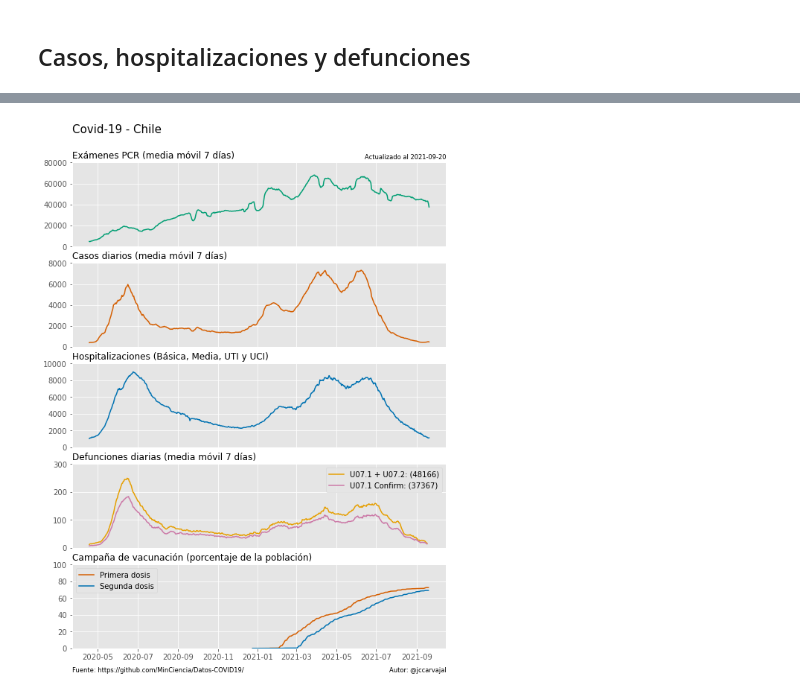
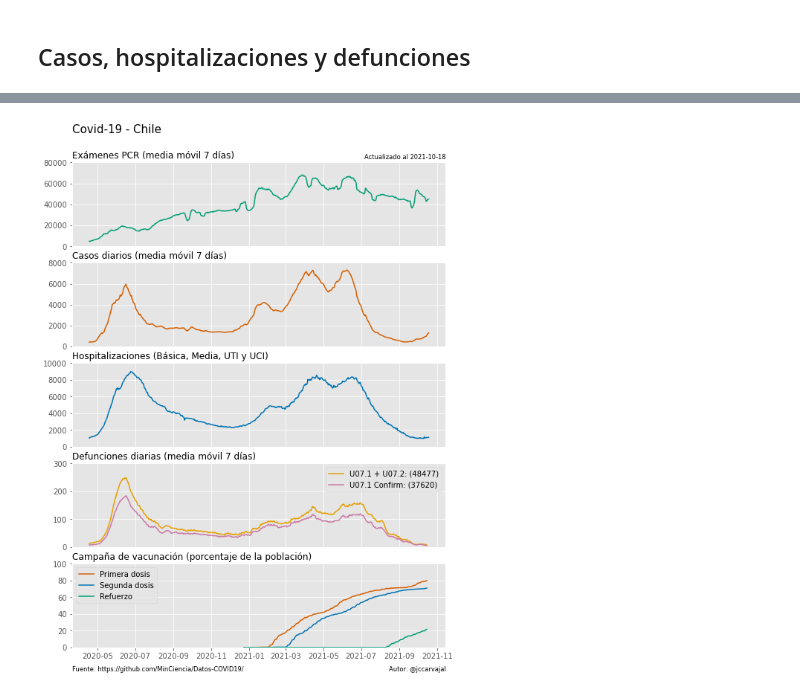
Before and after one commit to jccarvajal/covid19chile, a Jupyter notebook: Covid_19_Chile.ipynb, the cells around one changed output, grey strips where cells are left out. Drawn from its saved outputs; the diff is of its cells as text; code cells hidden in the pictures.

```diff
--- a/Covid_19_Chile.ipynb
+++ b/Covid_19_Chile.ipynb
@@ -744,7 +744,7 @@ plt.show()
 url = 'https://raw.githubusercontent.com/MinCiencia/Datos-COVID19/master/output/producto76/vacunacion_t.csv'
 dl = requests.get(url).content
 dp76 = pd.read_csv(io.StringIO(dl.decode('utf-8')))
-dp76_edit = dp76[['Region', 'Total','Total.1']]
+dp76_edit = dp76[['Region', 'Total','Total.1','Total.2','Total.3']]
 
 #Reemplaza nombre de columna con dato en primera fila
 new_header = dp76_edit.iloc[0]
@@ -756,12 +756,15 @@ dp76_edit.rename(columns={'Dosis':'Fecha'},inplace=True)
 dp76_edit['Fecha']   = pd.to_datetime(dp76_edit['Fecha'])
 dp76_edit['Primera'] = dp76_edit['Primera'].apply(pd.to_numeric)
 dp76_edit['Segunda'] = dp76_edit['Segunda'].apply(pd.to_numeric)
+dp76_edit['Refuerzo'] = dp76_edit['Refuerzo'].apply(pd.to_numeric)
 
 habitantes = 19458310 #Población estimada en DP1 de Minciencia
 #habitantes = 19001050 #Población estimada usada para cálculo Minsal para población objetivo de 15200840 (80%)
 
 dp76_edit['Primera_100'] = 100 * (dp76_edit['Primera'] / habitantes)
 dp76_edit['Segunda_100'] = 100 * (dp76_edit['Segunda'] / habitantes)
+dp76_edit['Refuerzo_100'] = 100 * (dp76_edit['Refuerzo'] / habitantes)
+
 
 dp76_edit['Date'] = dp76_edit['Fecha']
 dp76_edit['Date'] = dp76_edit['Date'].dt.strftime('%Y-%m-%d')
@@ -810,7 +814,7 @@ hospitalizaciones_total = dp24_edit[['Fecha', 'Hospitalizaciones']].reset_index(
 defunciones_nacional = dp37_f_mm[['Fecha', 'Confirmados y sospechosos', 'Confirmados']].reset_index(drop=True)
 
 #Vacunación
-vacunacion = dp76_edit[['Fecha','Primera_100','Segunda_100']].reset_index(drop=True)
+vacunacion = dp76_edit[['Fecha','Primera_100','Segunda_100','Refuerzo']].reset_index(drop=True)
 
 #Merge
 los_dos_casos = pd.merge(examenes_pcr_nacional, casos_diarios_nacional, on=['Fecha'])
@@ -895,32 +899,33 @@ plt.tick_params(
     labelbottom=False) # labels along the bottom edge are off
 plt.legend(['U07.1 + U07.2: (' + str(total_conf_sosp) + ')',], loc='upper right')
 plt.legend(['U07.1 + U07.2: (' + str(total_conf_sosp) + ')',
             'U07.1 Confirm: (' + str(total_conf) + ')'], loc='upper right')
 plt.grid(True)
 
 #plt.subplot(515)
 ax5 = plt.subplot(515, sharex = ax1)
 plt.plot(resumen['Fecha'], resumen['Primera_100'], color='#D55E00')
 plt.plot(resumen['Fecha'], resumen['Segunda_100'], color='#0072B2')
-plt.legend(['Primera dosis', 'Segunda dosis'], loc='upper left')
+plt.plot(dp76_edit['Fecha'], dp76_edit['Refuerzo_100'], color='#009E73')
+plt.legend(['Primera dosis', 'Segunda dosis', 'Refuerzo'], loc='upper left')
 plt.title('Campaña de vacunación (porcentaje de la población)', fontsize = 12, loc='left')
 plt.ylim(ymin=0)
 plt.ylim(ymax=100)
 plt.grid(True)
 plt.annotate('Fuente: https://github.com/MinCiencia/Datos-COVID19/',
              xy=(0,0), xytext=(0,-25), xycoords='axes fraction', textcoords='offset points',
              fontsize='small', va='top', ha='left')
 plt.annotate('Autor: @jccarvajal',
              xy=(1,0), xytext=(0,-25), xycoords='axes fraction', textcoords='offset points',
              fontsize='small', va='top', ha='right')
 
 # Guardar figura en directorio
 directory = 'Covid_19_Figures'
 filename = 'Casos_diarios_hospitalizaciones_defunciones_vacunacion.png'
 if not os.path.exists(directory):
     os.makedirs(directory)
 savepath = os.path.join(directory, filename)
 plt.savefig(savepath, dpi=200)
 plt.show()
 # %% [output]
-[figure, old version]
+[figure, new version]
```
Also changed, not shown: parts of 35 cells of this notebook.
